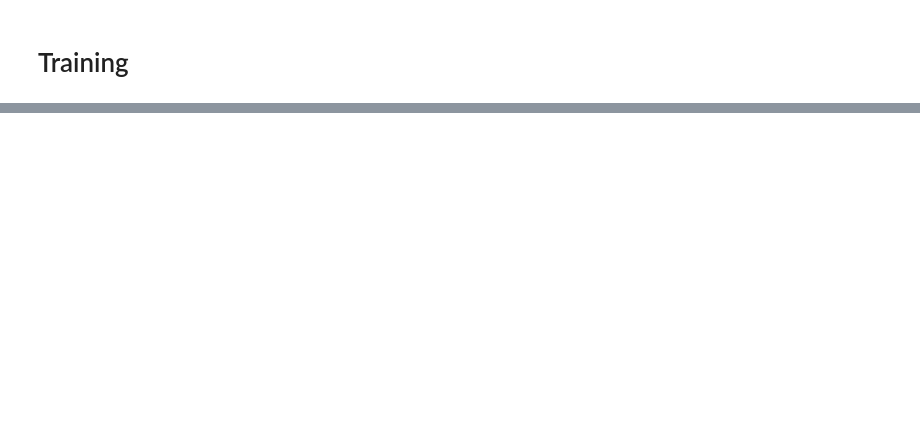
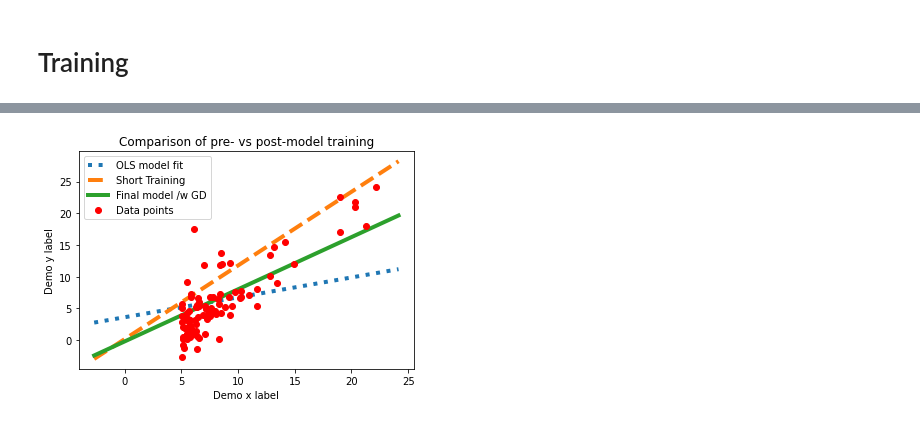
Before and after one commit to peter-callahan/vanderbilt, a Jupyter notebook: Week_8_Homework_Gradient_Descent.ipynb, the cells around one changed output, grey strips where cells are left out. Cells and saved outputs as stored; diff of their text form; code cells hidden in the pictures; blank space fills up the shorter version.

```diff
--- a/Week_8_Homework_Gradient_Descent.ipynb
+++ b/Week_8_Homework_Gradient_Descent.ipynb
@@ -106,0 +149,33 @@ plt.title('Training of Demo Regression model');
+# %%
+lin_pts = np.linspace(ft_array[:,1].min(),
+                      ft_array[:,1].max(),
+                      25) # for making the line
+
+# lin_pts = ft_array[:,1]
+
+# set initial parameters
+old_thetas = ols(data_ft)
+
+# Let's look at the original least squares
+orig_mdl_pts = old_thetas[0] + lin_pts * old_thetas[1]
+plt.plot(lin_pts, orig_mdl_pts, ':', linewidth=4, label='OLS model fit')
+plt.legend()
+
+# Let's look at the original least squares
+mdl_pts_2 = thetas_2[0] + lin_pts * thetas_2[1]
+plt.plot(lin_pts, mdl_pts_2, '--', linewidth=4, label='Short Training')
+plt.legend()
+
+# Let's look at the actual least squares
+mdl_pts = thetas[0] + lin_pts * thetas[1]
+plt.plot(lin_pts, mdl_pts, linewidth=4, label='Final model /w GD')
+plt.legend()
+
+# Let's plot the original points
+plt.plot(ft_array[:,0], ft_array[:,1], 'ro', label='Data points') # 'ro' for red, circle
+plt.legend()
+plt.xlabel('Demo x label')
+plt.ylabel('Demo y label')
+plt.title('Comparison of pre- vs post-model training');
+# %% [output]
+[figure, added]
```
Also changed, not shown: parts of 8 cells of this notebook.
